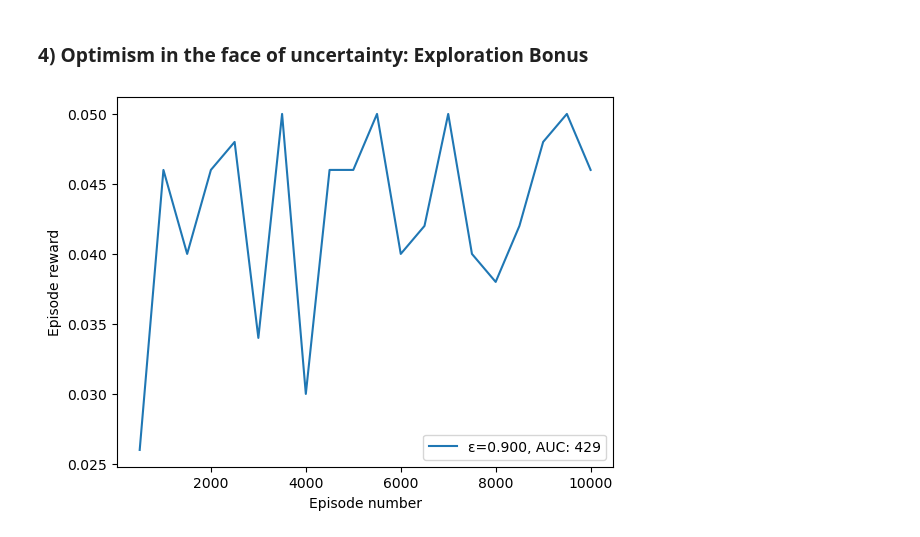
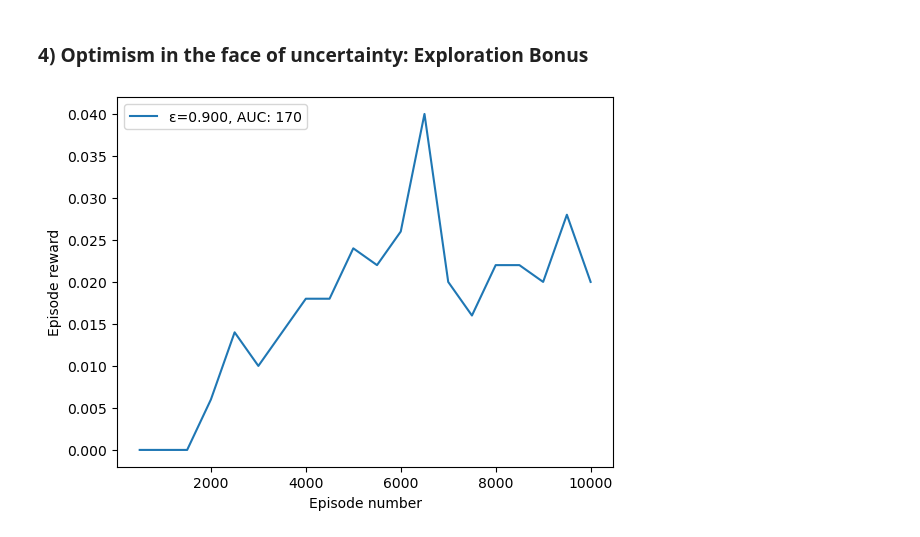
Before and after one commit to robert-lieck/rldurham, a Jupyter notebook: notebooks/Practical_5_Monte_Carlo_Methods.ipynb, the cells around one changed output. Saved outputs shown, nothing was run; the diff lists cells and outputs as text; code cells hidden in the pictures.

```diff
--- a/notebooks/Practical_5_Monte_Carlo_Methods.ipynb
+++ b/notebooks/Practical_5_Monte_Carlo_Methods.ipynb
@@ -11,8 +11,8 @@ import rldurham as rld
 Start with the small version, then switch to 8x8, which is much harder.
 # %%
 env = rld.make(
-    'FrozenLake-v1',         # small version
-    # 'FrozenLake8x8-v1',    # larger version
+    # 'FrozenLake-v1',         # small version
+    'FrozenLake8x8-v1',    # larger version
     # desc=["GFFS", "FHFH", "FFFH", "HFFG"],  # custom map
     render_mode="rgb_array", # for rendering as image/video
     is_slippery=False,       # warning: slippery=True results in complex dynamics
@@ -105,8 +105,6 @@ strategy = "ε-greedy"
 if strategy == "ε-greedy":
     epsilon = 0.9  #........................................CHANGE THIS
     exp.new_experiment(f"ε={epsilon:.3f}")
-    Q += 1
-    n_s_a += 1
 elif strategy == "GLIE":
     exp.new_experiment("GLIE")
 elif strategy == "UCB1":
@@ -137,31 +135,31 @@ for eidx in range(10000):
         elif strategy == "UCB1":
             if np.any(n_s_a[state] == 0):
                 # first, try every action at least once
                 action = np.random.choice(np.argwhere(n_s_a[state] == 0).flatten())
             else:
                 # then, use upper bounds to choose actions
                 R_s_a = Q[state, :]
                 n_s_a_ = n_s_a[state]
                 n_s = n_s_a_.sum()
                 B_s_a = R_s_a + 2 * c * np.sqrt(2 * np.log(n_s) / n_s_a_)
                 action = np.random.choice(np.argwhere(B_s_a==np.max(B_s_a)).flatten())
 
         # step environment
         new_state, reward, term, trunc, info = env.step(action)
         episode.append((state, action, reward))
         done = term or trunc
         state = new_state
 
     # update values estimates
     reward_sum = 0
     for (state, action, reward) in reversed(episode):
         reward_sum += reward
         n_s_a[state, action] += 1.0
         alpha = 1.0 / n_s_a[state, action]
         Q[state, action] += alpha * (reward_sum - Q[state, action])
 
     exp.finish_episode(reward_sum)
 
 env.close()
 # %% [output]
-[figure, old version]
+[figure, new version]
```
Also changed, not shown: parts of 1 cell of this notebook.
